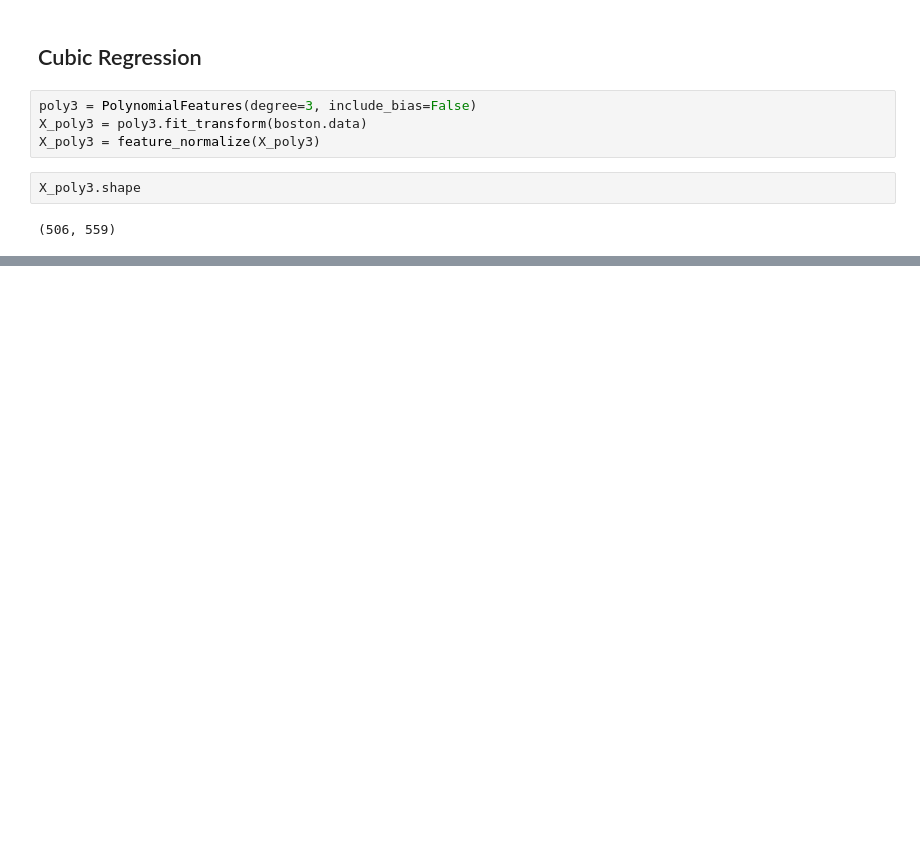
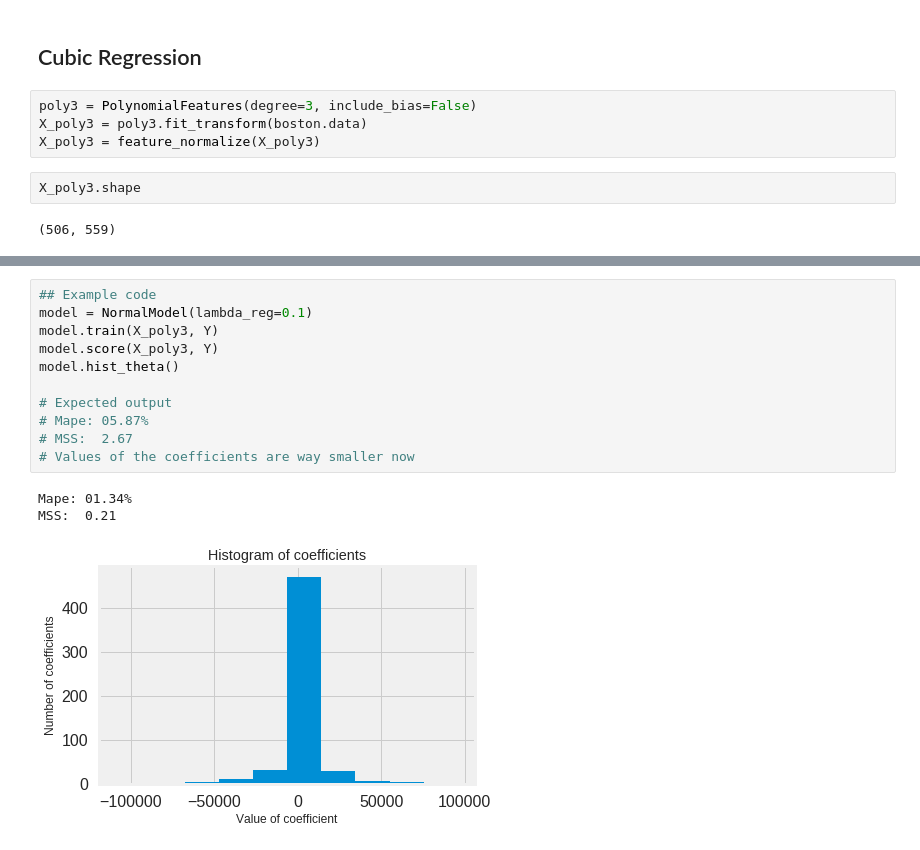
Before and after one commit to sjoerddehaan/ml-course-2018, a Jupyter notebook: exercises/week4/exercise_normal_equations_boston.ipynb, the cells around one changed output, grey strips where cells are left out. Saved outputs shown, nothing was run; the diff lists cells and outputs as text; blank space fills up the shorter version.

```diff
--- a/exercises/week4/exercise_normal_equations_boston.ipynb
+++ b/exercises/week4/exercise_normal_equations_boston.ipynb
@@ -194,0 +248,15 @@ $$
+# %%
+## Example code
+model = NormalModel(lambda_reg=0.1)
+model.train(X_poly3, Y)
+model.score(X_poly3, Y)
+model.hist_theta()
+
+# Expected output
+# Mape: 05.87%
+# MSS:  2.67
+# Values of the coefficients are way smaller now
+# %% [output]
+Mape: 01.34%
+MSS:  0.21
+[figure, added]
```
Also changed, not shown: parts of 10 cells of this notebook.
